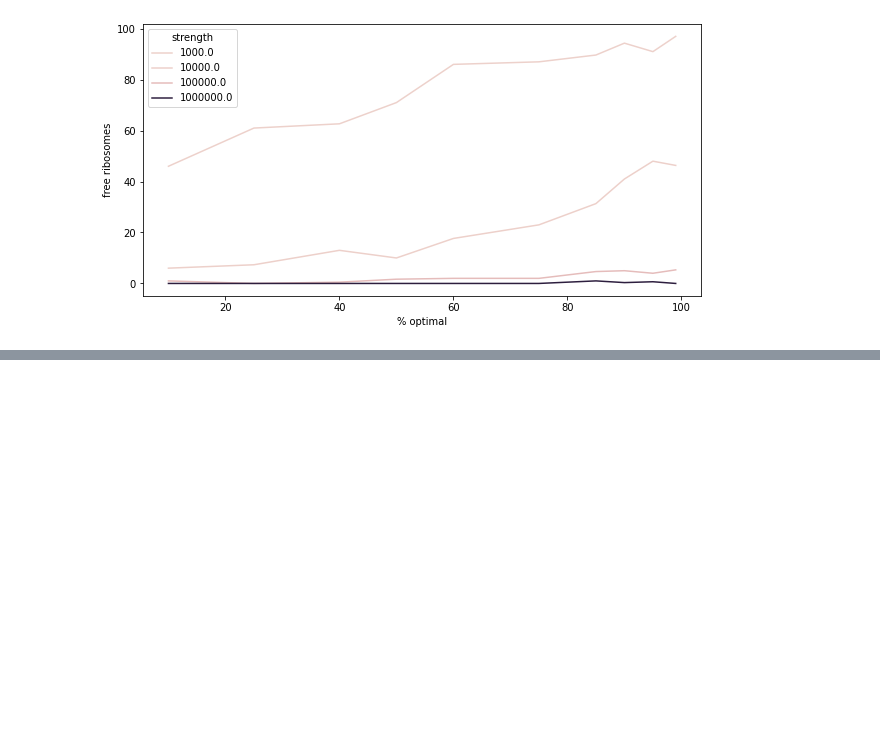
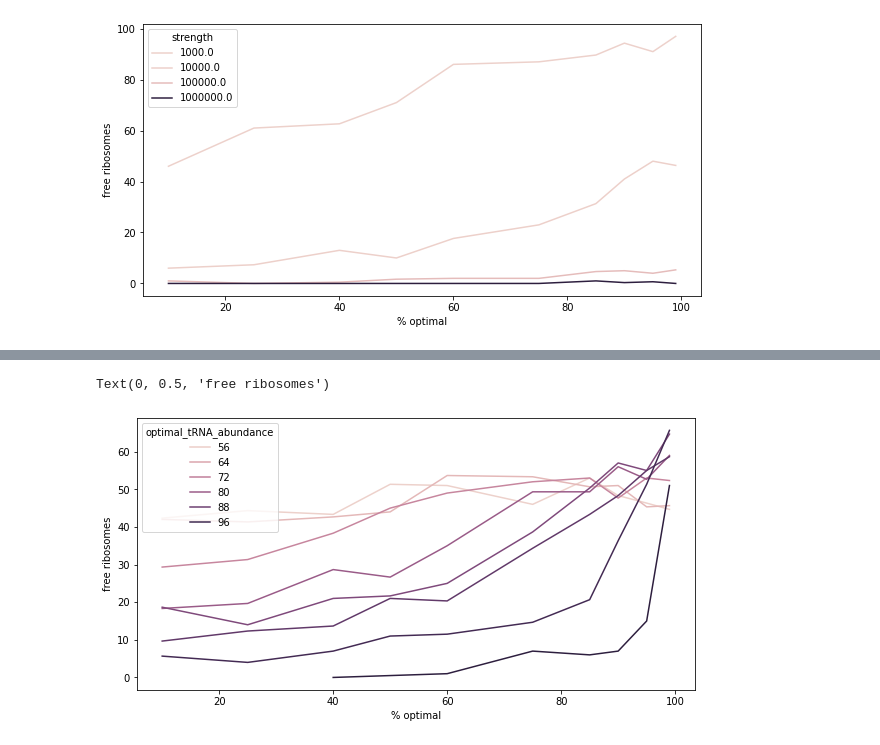
Before and after one commit to alexismhill3/tRNA-dynamics, a Jupyter notebook: analysis/two_codon.ipynb, the cells around one changed output, grey strips where cells are left out. Saved outputs shown, nothing was run; the diff lists cells and outputs as text; code cells hidden in the pictures; blank space fills up the shorter version.

```diff
--- a/analysis/two_codon.ipynb
+++ b/analysis/two_codon.ipynb
@@ -292,0 +346,8 @@ Text(0, 0.5, 'free ribosomes')
+# %%
+df_fil = df_master[(df_master.species == "__ribosome")]
+sns.lineplot(x="percent_good", y="protein", hue="optimal_tRNA_abundance", data=df_fil)
+plt.xlabel("% optimal")
+plt.ylabel("free ribosomes")
+# %% [output]
+Text(0, 0.5, 'free ribosomes')
+[figure, added]
```
Also changed, not shown: parts of 4 cells of this notebook, 1 other file.
